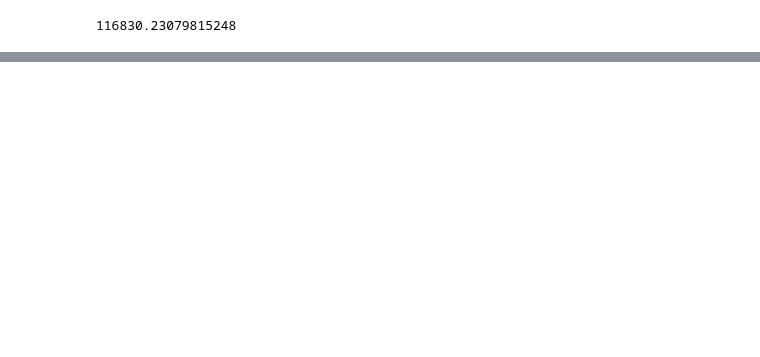
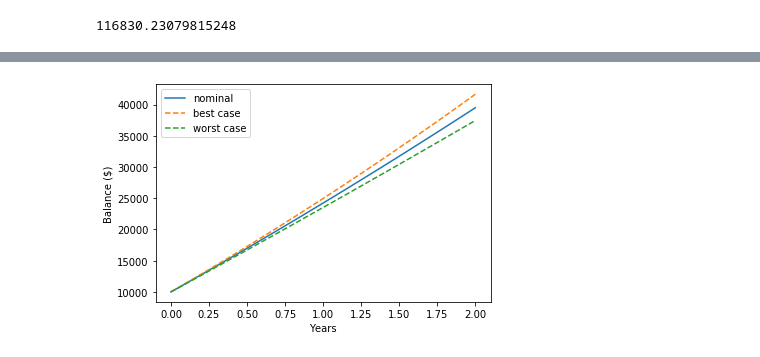
Before and after one commit to berger156/CompoundInterest, a Jupyter notebook: Compound Interest.ipynb, the cells around one changed output, grey strips where cells are left out. Cells and saved outputs as stored; diff of their text form; code cells hidden in the pictures; blank space fills up the shorter version.

```diff
--- a/Compound Interest.ipynb
+++ b/Compound Interest.ipynb
@@ -111,6 +121,6 @@ test = account("test","savings", -10, 0, 0, 100, 'weekly')
 ValueError: Principal must be a positive number
 # %%
 CapOne = account("CapOne", "savings", 20000, 2, 0, 12, 1500, 12)
-Betterment = account("Betterment", "investment", 10000, 4, 3, 12, 500, 26)
+Betterment = account("Betterment", "investment", 10000, 7, 4, 12, 500, 26)
 account.numberOfAccounts
 # %% [output]
@@ -147,0 +157,4 @@ CapOne.plotAccount(5)
+# %%
+Betterment.plotAccount(2)
+# %% [output]
+[figure, added]
```
Also changed, not shown: parts of 9 cells of this notebook.
